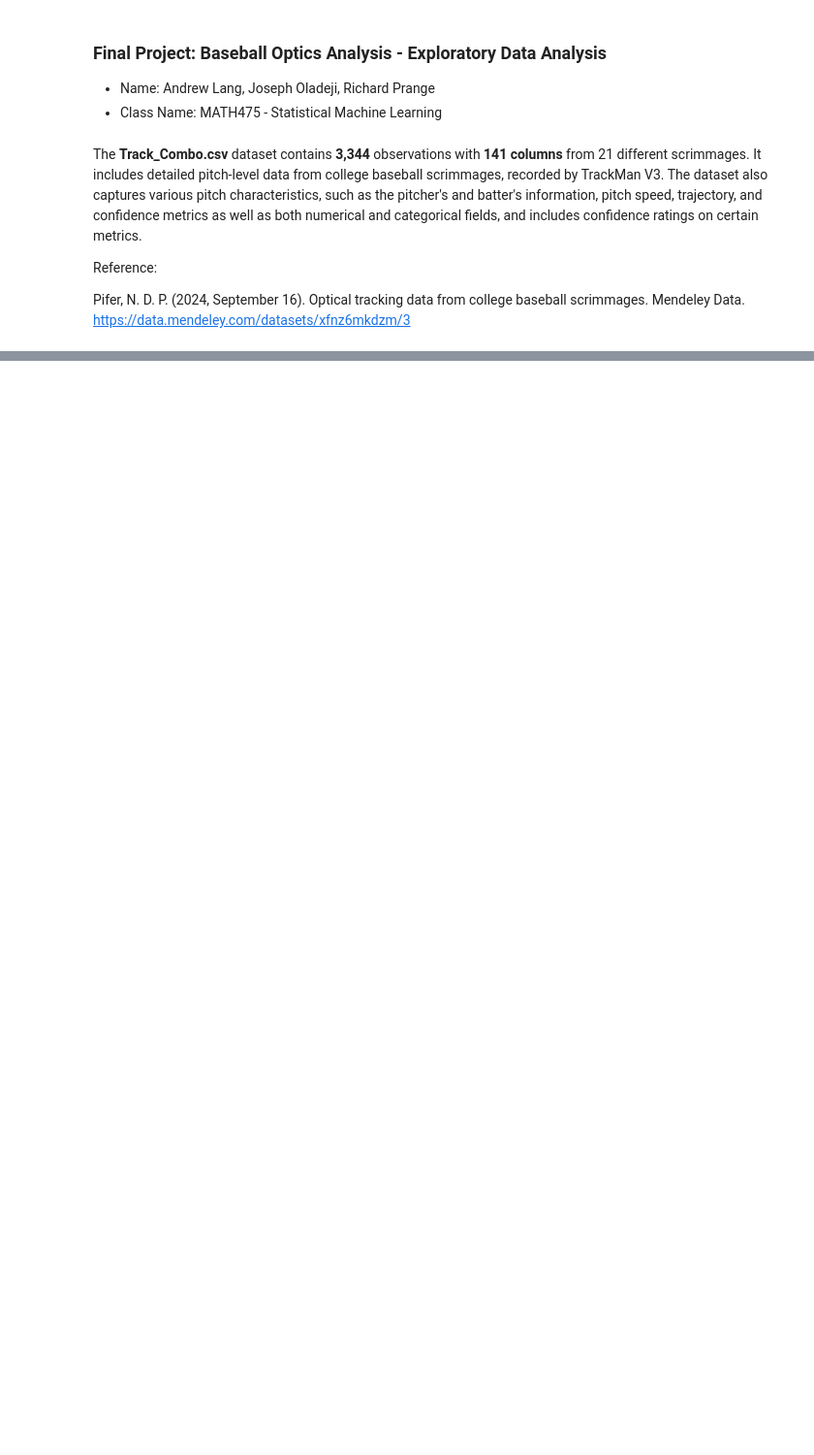
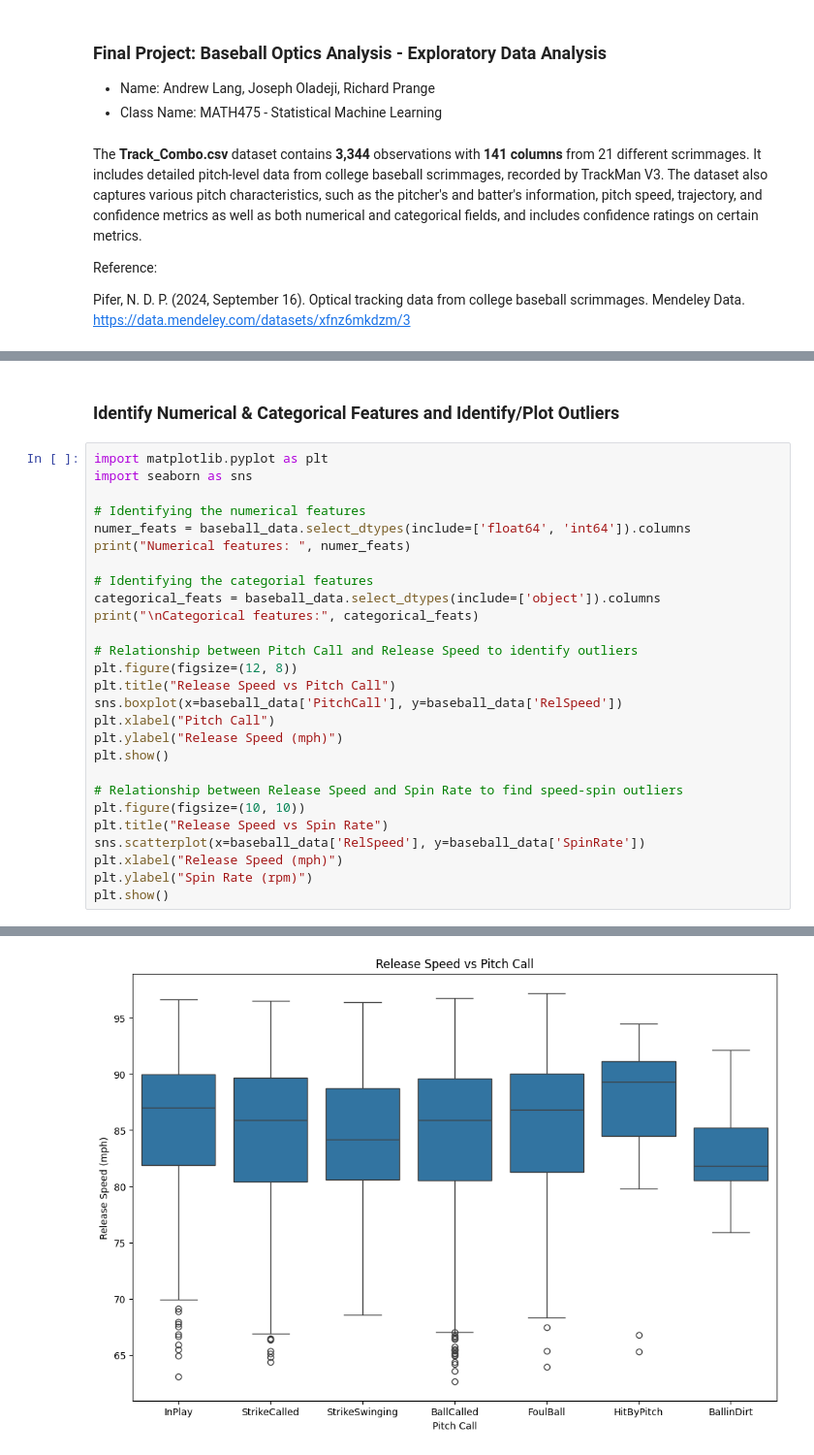
Before and after one commit to indexjoseph/BaseballOpticsAnalysis, a Jupyter notebook: BaseballOpticsAnalysis_EDA.ipynb, the cells around one changed output, grey strips where cells are left out. Shown at 97% size. Drawn from its saved outputs; the diff is of its cells as text; blank space fills up the shorter version.

```diff
--- a/BaseballOpticsAnalysis_EDA.ipynb
+++ b/BaseballOpticsAnalysis_EDA.ipynb
@@ -71,0 +117,30 @@ Length: 115, dtype: float64
+# %% [markdown]
+### **Identify Numerical & Categorical Features and Identify/Plot Outliers**
+# %%
+import matplotlib.pyplot as plt
+import seaborn as sns
+
+# Identifying the numerical features
+numer_feats = baseball_data.select_dtypes(include=['float64', 'int64']).columns
+print("Numerical features: ", numer_feats)
+
+# Identifying the categorial features
+categorical_feats = baseball_data.select_dtypes(include=['object']).columns
+print("\nCategorical features:", categorical_feats)
+
+# Relationship between Pitch Call and Release Speed to identify outliers
+plt.figure(figsize=(12, 8))
+plt.title("Release Speed vs Pitch Call")
+sns.boxplot(x=baseball_data['PitchCall'], y=baseball_data['RelSpeed'])
+plt.xlabel("Pitch Call")
+plt.ylabel("Release Speed (mph)")
+plt.show()
+
+# Relationship between Release Speed and Spin Rate to find speed-spin outliers
+plt.figure(figsize=(10, 10))
+plt.title("Release Speed vs Spin Rate")
+sns.scatterplot(x=baseball_data['RelSpeed'], y=baseball_data['SpinRate'])
+plt.xlabel("Release Speed (mph)")
+plt.ylabel("Spin Rate (rpm)")
+plt.show()
+# %% [output]
@@ -71,0 +165 @@ Length: 115, dtype: float64
+[figure, added]
```
Also changed, not shown: parts of 13 cells of this notebook.
